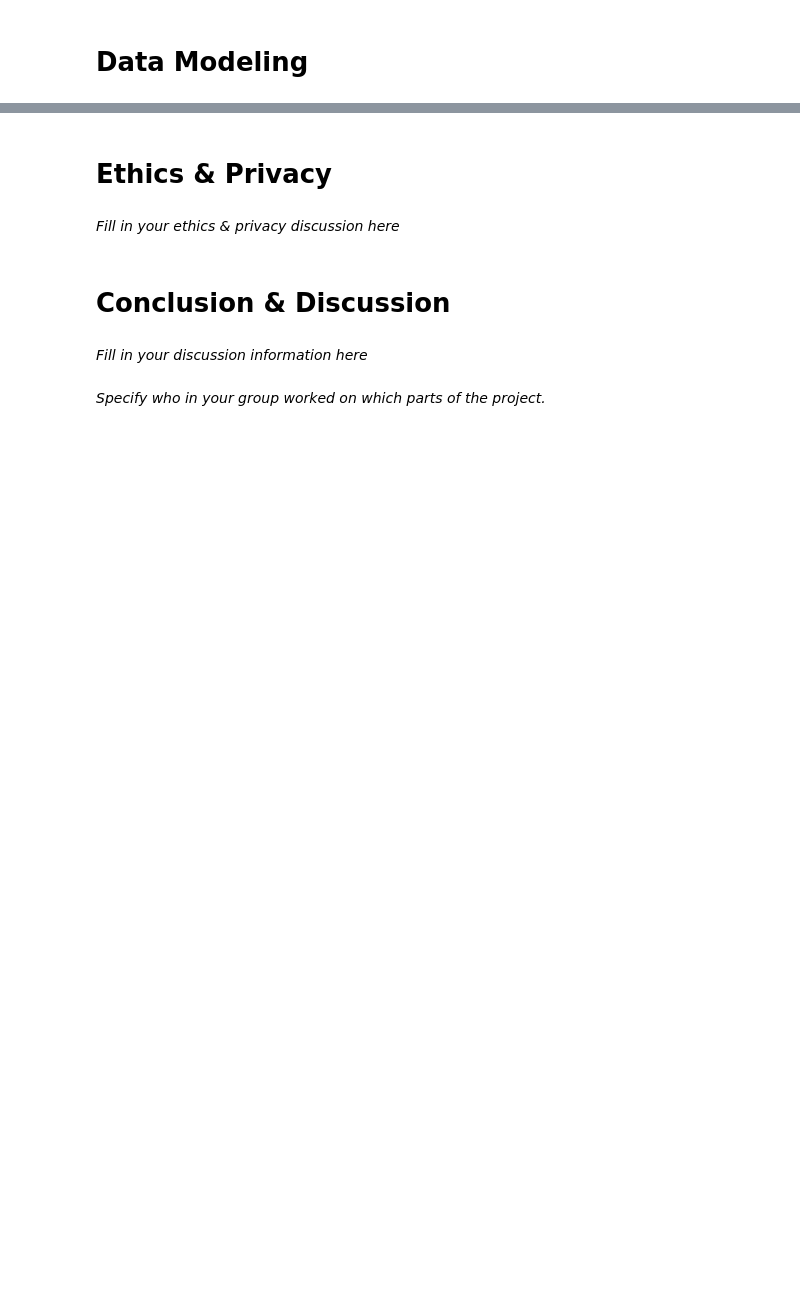
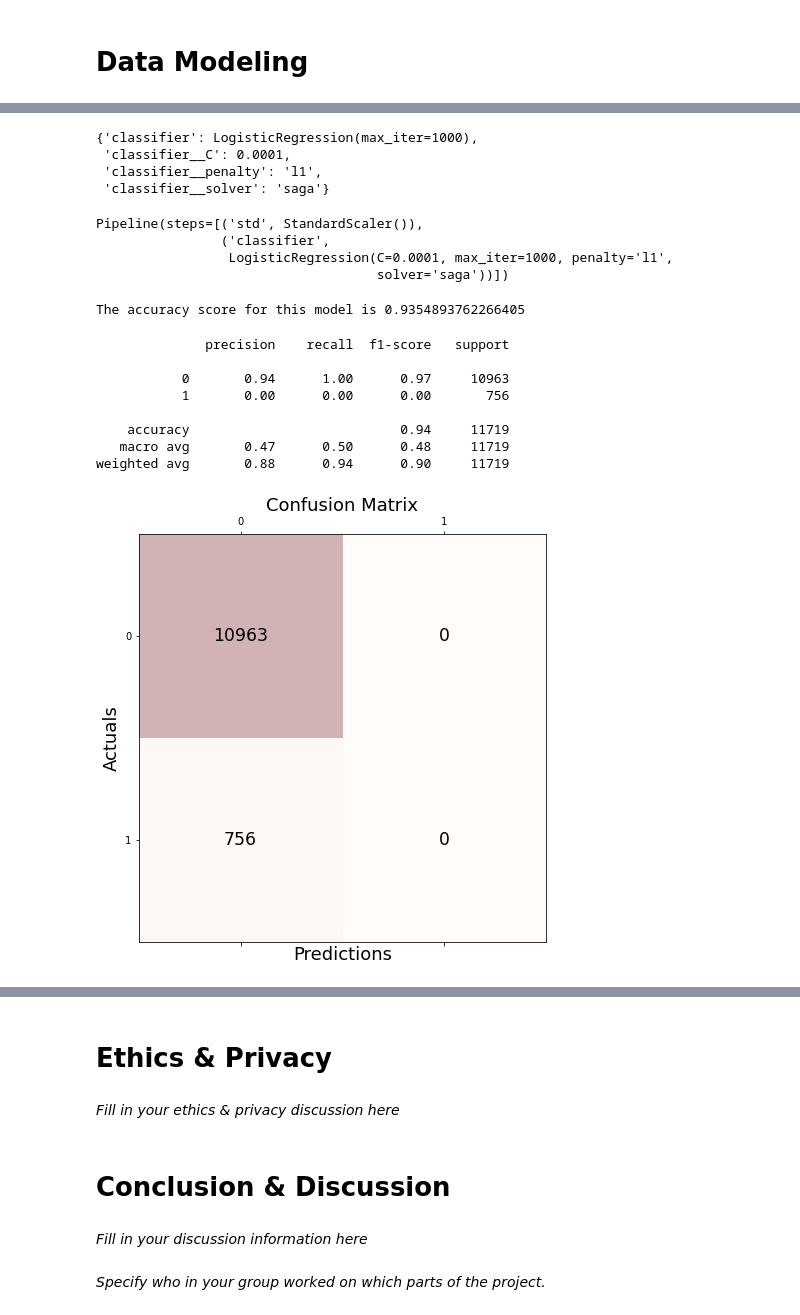
Before and after one commit to vikizzz/car_insurance_claim_prediction, a Jupyter notebook: Car Insurance Claim Prediction.ipynb, the cells around one changed output, grey strips where cells are left out. Saved outputs shown, nothing was run; the diff lists cells and outputs as text; code cells hidden in the pictures; blank space fills up the shorter version.

```diff
--- a/Car Insurance Claim Prediction.ipynb
+++ b/Car Insurance Claim Prediction.ipynb
@@ -69,0 +197,5 @@ Include cells that describe the steps in your data analysis.
+# %%
+from sklearn.model_selection import train_test_split
+X = data.drop(columns = ['is_claim'])
+y = data['is_claim']
+X_train,X_test,y_train,y_test = train_test_split(X,y,test_size = 0.2, random_state = 42)
@@ -69,0 +245,50 @@ Include cells that describe the steps in your data analysis.
+# %%
+# get the model with highest accuracy from grid search
+p_accu = best_model.cv_results_['params'][np.argmin(best_model.cv_results_['rank_test_accuracy'])]
+p_accu
+# %% [output]
+{'classifier': LogisticRegression(max_iter=1000),
+ 'classifier__C': 0.0001,
+ 'classifier__penalty': 'l1',
+ 'classifier__solver': 'saga'}
+# %%
+# set the selected parameter to the pipeline
+pipe.set_params(**p_accu)
+# %% [output]
+Pipeline(steps=[('std', StandardScaler()),
+                ('classifier',
+                 LogisticRegression(C=0.0001, max_iter=1000, penalty='l1',
+                                    solver='saga'))])
+# %%
+# train on the entire training set with the model with highest accuracy from grid search
+clf = pipe.fit(X_train, y_train)
+y_pred = clf.predict(X_test)
+score1 = clf.score(X_test, y_test)
+print("The accuracy score for this model is", score1)
+# %% [output]
+The accuracy score for this model is 0.9354893762266405
+# %%
+print(classification_report(y_test, y_pred))
+
+cm1 = metrics.confusion_matrix(y_test, y_pred)
+
+fig, ax = plt.subplots(figsize=(7.5, 7.5))
+ax.matshow(cm1, cmap=plt.cm.Reds, alpha=0.3)
+for i in range(cm1.shape[0]):
+    for j in range(cm1.shape[1]):
+        ax.text(x=j, y=i,s=c1[i, j], va='center', ha='center', size='xx-large')
+
+plt.xlabel('Predictions', fontsize=18)
+plt.ylabel('Actuals', fontsize=18)
+plt.title('Confusion Matrix', fontsize=18)
+plt.show()
+# %% [output]
+              precision    recall  f1-score   support
+
+           0       0.94      1.00      0.97     10963
+           1       0.00      0.00      0.00       756
+
+    accuracy                           0.94     11719
+   macro avg       0.47      0.50      0.48     11719
+weighted avg       0.88      0.94      0.90     11719
+[figure, added]
```
Also changed, not shown: parts of 27 cells of this notebook.
